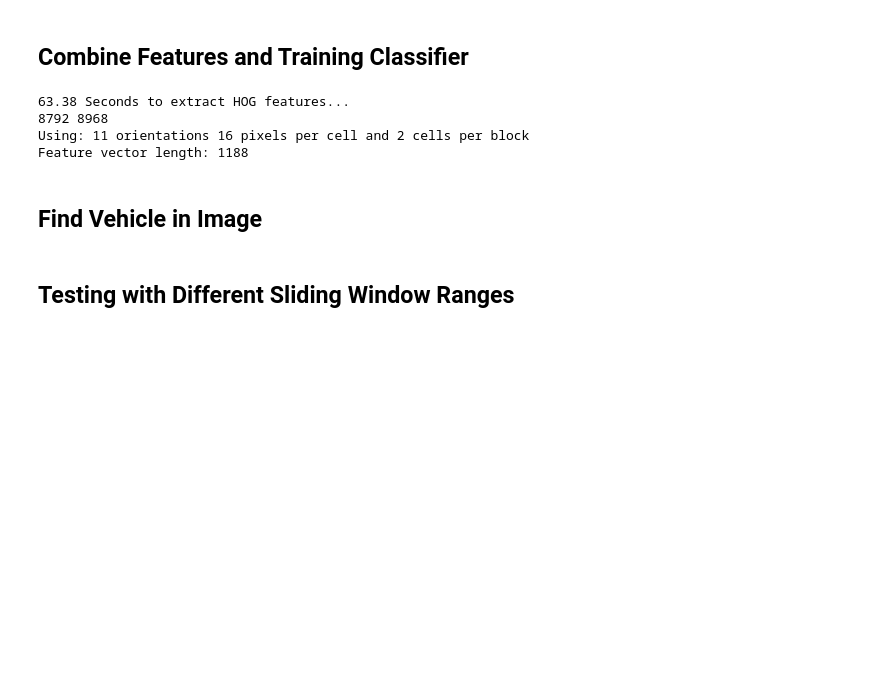
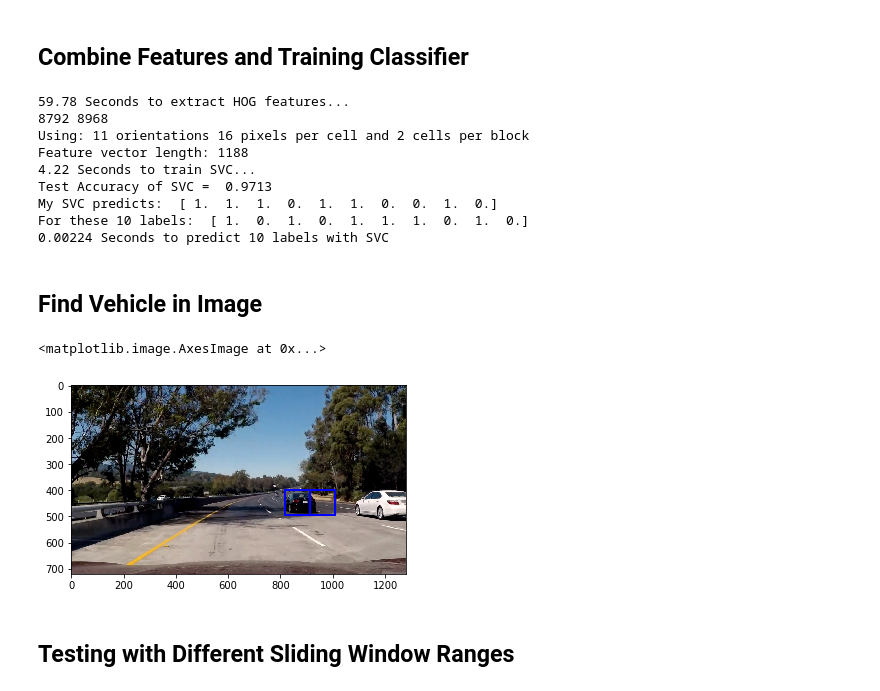
Before and after one commit to guetteman/CarND-Vehicle-Detection, a Jupyter notebook: project.ipynb, the cells around one changed output. Cells and saved outputs as stored; diff of their text form; code cells hidden in the pictures; blank space fills up the shorter version.

```diff
--- a/project.ipynb
+++ b/project.ipynb
@@ -187,6 +255,16 @@ vehicle_features = extract_features(vehicle_images, cspace=colorspace, orient=or
 non_vehicle_features = extract_features(non_vehicle_images, cspace=colorspace, orient=orient,
                         pix_per_cell=pix_per_cell, cell_per_block=cell_per_block,
                         hog_channel=hog_channel)
+#augmented_vehicle_features = extract_features(new_vehicle_images, augmented_imgs=True, cspace=colorspace, orient=orient,
+#                        pix_per_cell=pix_per_cell, cell_per_block=cell_per_block,
+#                        hog_channel=hog_channel)
+#augmented_non_vehicle_features = extract_features(new_non_vehicle_images, augmented_imgs=True, cspace=colorspace, orient=orient,
+#                        pix_per_cell=pix_per_cell, cell_per_block=cell_per_block,
+#                        hog_channel=hog_channel)
+
+#vehicle_features += augmented_vehicle_features
+#non_vehicle_features += augmented_non_vehicle_features
+
 t2 = time.time()
 print(round(t2-t, 2), 'Seconds to extract HOG features...')
 
@@ -201,10 +279,10 @@ rand_state = np.random.randint(0, 100)
 X_train, X_test, y_train, y_test = train_test_split(X, y, test_size=0.2, random_state=rand_state)
 
 # Fit a per-column scaler
-#X_scaler = StandardScaler().fit(X_train)
+X_scaler = StandardScaler().fit(X_train)
 # Apply the scaler to X
-#X_train = X_scaler.transform(X_train)
-#X_test = X_scaler.transform(X_test)
+X_train = X_scaler.transform(X_train)
+X_test = X_scaler.transform(X_test)
 
 print('Using:',orient,'orientations',pix_per_cell, 'pixels per cell and', cell_per_block,'cells per block')
 print('Feature vector length:', len(X_train[0]))
@@ -226,15 +304,20 @@ print('For these',n_predict, 'labels: ', y_test[0:n_predict])
 t2 = time.time()
 print(round(t2-t, 5), 'Seconds to predict', n_predict,'labels with SVC')
 # %% [output]
-63.38 Seconds to extract HOG features...
+59.78 Seconds to extract HOG features...
 8792 8968
 Using: 11 orientations 16 pixels per cell and 2 cells per block
 Feature vector length: 1188
+4.22 Seconds to train SVC...
+Test Accuracy of SVC =  0.9713
+My SVC predicts:  [ 1.  1.  1.  0.  1.  1.  0.  0.  1.  0.]
+For these 10 labels:  [ 1.  0.  1.  0.  1.  1.  1.  0.  1.  0.]
+0.00224 Seconds to predict 10 labels with SVC
 # %% [markdown]
 ## Find Vehicle in Image
 # %%
 def find_cars(img, ystart, ystop, scale, svc, orient, pix_per_cell, cell_per_block, cspace='RGB'):
-    rectangles = []
+    coordinates = []
     img = img.astype(np.float32)/255
 
     img_tosearch = img[ystart:ystop,:,:]
@@ -283,44 +366,50 @@ def find_cars(img, ystart, ystop, scale, svc, orient, pix_per_cell, cell_per_blo
             #subimg = cv2.resize(ctrans_tosearch[ytop:ytop+window, xleft:xleft+window], (64,64))
 
             # Get color features
-            #spatial_features = bin_spatial(subimg, size=spatial_size)
-            #hist_features = color_hist(subimg, nbins=hist_bins)
+            #spatial_features = bin_spatial(subimg, size=(32, 32))
+            #hist_features = color_hist(subimg, nbins=32)
 
             # Scale features and make a prediction
-            #test_features = X_scaler.transform(np.hstack((spatial_features, hist_features, hog_features)).reshape(1, -1))
-            #test_features = X_scaler.transform(np.hstack((shape_feat, hist_feat)).reshape(1, -1))
-            test_prediction = svc.predict(hog_features.reshape(1, -1))
+            test_features = X_scaler.transform(np.hstack(hog_features).reshape(1, -1))
+            test_prediction = svc.predict(test_features)
 
             if test_prediction == 1:
-                rectangles.append((xleft,ytop))
+                coordinates.append((xleft,ytop))
 
-    return rectangles, scale, ystart
+    return coordinates, scale, ystart
 
-def draw_rectangles(img, rectangles, scale, ystart):
+def draw_rectangles(img, coordinates, scale, ystart):
     window = 64
+    rectangles = []
 
-    for rectangle in rectangles:
-        xleft = rectangle[0]
-        ytop = rectangle[1]
+    for coordinate in coordinates:
+        xleft = coordinate[0]
+        ytop = coordinate[1]
 
         xbox_left = np.int(xleft*scale)
         ytop_draw = np.int(ytop*scale)
         win_draw = np.int(window*scale)
-        cv2.rectangle(img,(xbox_left, ytop_draw+ystart),(xbox_left+win_draw,ytop_draw+win_draw+ystart),(0,0,255),6)
 
-    return img
+        rectangle = ((xbox_left, ytop_draw+ystart),(xbox_left+win_draw,ytop_draw+win_draw+ystart))
+        rectangles.append(rectangle)
+        cv2.rectangle(img,rectangle[0], rectangle[1],(0,0,255),6)
+
+    return img, rectangles
 # %%
 test_img = mpimg.imread('./test_images/test5.jpg')
 
 ystart = 400
-ystop = 650
+ystop = 500
 scale = 1.5
 
-rectangles, scale, ystart = find_cars(test_img, ystart, ystop, scale, svc, orient, pix_per_cell, cell_per_block, colorspace)
+coordinates, scale, ystart = find_cars(test_img, ystart, ystop, scale, svc, orient, pix_per_cell, cell_per_block, colorspace)
 
 draw_img = np.copy(test_img)
-draw_img = draw_rectangles(draw_img, rectangles, scale, ystart)
+draw_img, rectangles = draw_rectangles(draw_img, coordinates, scale, ystart)
 
 plt.imshow(draw_img)
+# %% [output]
+<matplotlib.image.AxesImage at 0x...>
+[figure, added]
 # %% [markdown]
 ## Testing with Different Sliding Window Ranges
```
Also changed, not shown: parts of 21 cells of this notebook, 2 other files.
